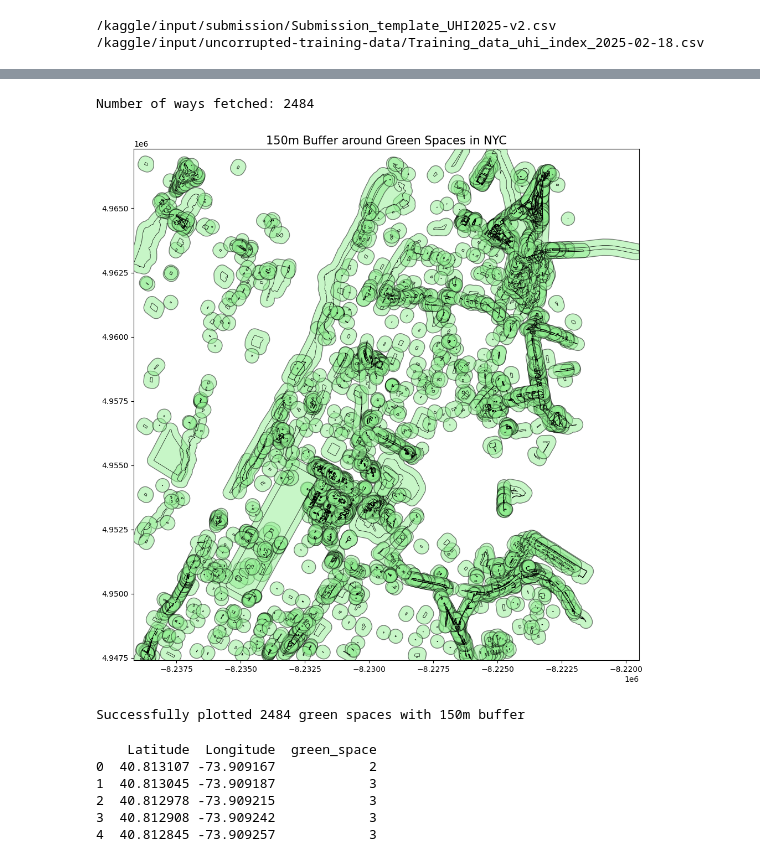
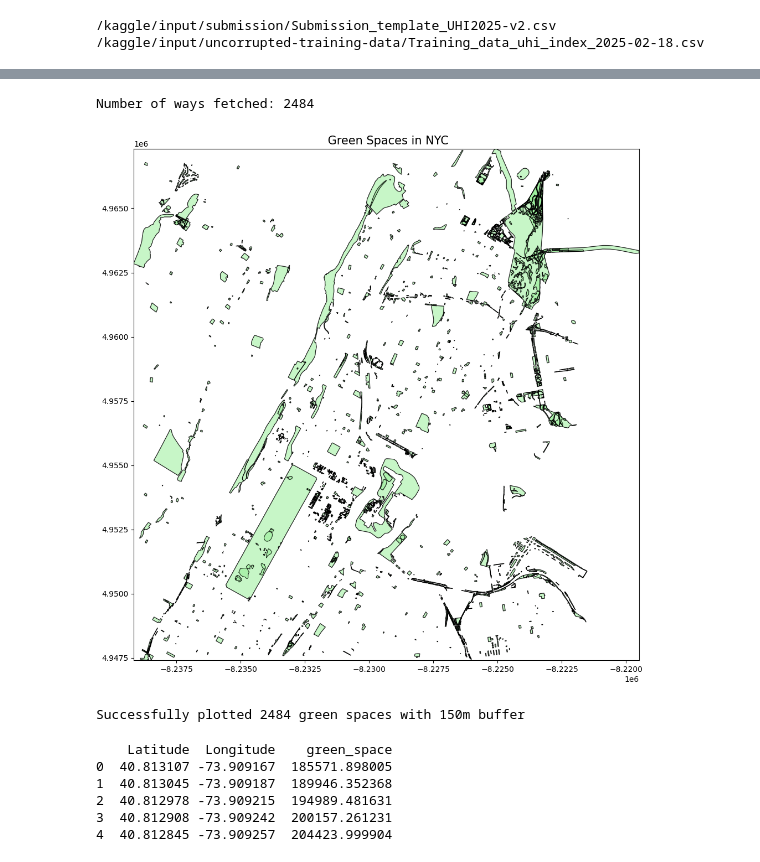
Before and after one commit to WeiSiangLai/EY-Data-Science, a Jupyter notebook: Features/Green Space/overpy-green-space.ipynb, the cells around one changed output, grey strips where cells are left out. Saved outputs shown, nothing was run; the diff lists cells and outputs as text; code cells hidden in the pictures.

Commit message:
Add latest green space and water files

```diff
--- a/Features/Green Space/overpy-green-space.ipynb
+++ b/Features/Green Space/overpy-green-space.ipynb
@@ -76,77 +80,77 @@ try:
         }, crs="EPSG:4326")  # Specify the coordinate reference system
 
         # Reproject to a CRS with meters as units (EPSG:3395)
         gdf = gdf.to_crs(epsg=3395)
 
-        # Calculate the area in square meters
-        #gdf['area'] = gdf.geometry.area
-
-        # Filter parks that are larger than a specific area (e.g., 10,00 square meters = 0.001 km²)
-        #threshold_area = 1000  # square meters
-        #gdf = gdf[gdf['area'] > threshold_area]
-
-        # Create a 100-meter buffer around the green spaces
-        gdf['buffer'] = gdf.geometry.buffer(250)
-
         # Create the plot
         fig, ax = plt.subplots(figsize=(12, 12))
 
         # Plot the buffered regions
-        gdf['buffer'].plot(ax=ax, color="lightgreen", alpha=0.5, edgecolor="black")
+        gdf.plot(ax=ax, color="lightgreen", alpha=0.5, edgecolor="black")
 
         # Add map context (optional)
         gdf.boundary.plot(ax=ax, color="black", linewidth=0.5)
 
         # Set plot limits to match bounding box
         ax.set_xlim(gdf.total_bounds[0], gdf.total_bounds[2])  # xmin, xmax
         ax.set_ylim(gdf.total_bounds[1], gdf.total_bounds[3])  # ymin, ymax
 
-        ax.set_title("150m Buffer around Green Spaces in NYC", fontsize=15)
+        ax.set_title(" Green Spaces in NYC", fontsize=15)
         ax.axis('on')  # Show axes to verify coordinates
         plt.show()
 
         print(f"Successfully plotted {len(gdf)} green spaces with 150m buffer")
     else:
         print("No valid geometries found to plot")
 
 except overpy.exception.OverpassTooManyRequests:
     print("Too many requests to Overpass API. Please wait and try again.")
 except Exception as e:
     print(f"An error occurred: {str(e)}")
 # %% [output]
 Number of ways fetched: 2484
-[figure, old version]
+[figure, new version]
 Successfully plotted 2484 green spaces with 150m buffer
 # %%
 train_df = pd.read_csv("/kaggle/input/uncorrupted-training-data/Training_data_uhi_index_2025-02-18.csv")
 # %%
 from shapely.geometry import Point
 
-# Convert the train_df into a GeoDataFrame
+# Convert train_df into a GeoDataFrame
 gdf_train = gpd.GeoDataFrame(train_df,
                              geometry=[Point(lon, lat) for lon, lat in zip(train_df['Longitude'], train_df['Latitude'])],
                              crs="EPSG:4326")
 
-# Reproject the GeoDataFrame to match the CRS of the buffer regions (EPSG:3395)
+# Convert green space data to a GeoDataFrame
+gdf_green = gdf  # Ensure this contains the green space geometries
+
+# Reproject to EPSG:3395 for accurate distance-based operations
 gdf_train = gdf_train.to_crs(epsg=3395)
+gdf_green = gdf_green.to_crs(epsg=3395)
 
-# Add a new column counting how many buffers contain the point
-gdf_train['green_space'] = gdf_train.geometry.apply(
-    lambda point: sum(gdf['buffer'].contains(point))
-)
+# Create a 200m buffer around each train point
+gdf_train['buffer'] = gdf_train.geometry.buffer(550)
 
-# Convert back to a regular DataFrame if you want
+# Compute intersection area with green spaces
+def compute_green_space_area(buffer_geom):
+    intersection = gdf_green.geometry.intersection(buffer_geom)
+    return intersection.area.sum()  # Sum up the area of all intersections
+
+# Apply the function to compute green space area around each point
+gdf_train['green_space'] = gdf_train['buffer'].apply(compute_green_space_area)
+
+# Convert back to a regular DataFrame if needed
 train_df['green_space'] = gdf_train['green_space']
 
-# Check the results
+# Check results
 print(train_df[['Latitude', 'Longitude', 'green_space']].head())
 # %% [output]
-    Latitude  Longitude  green_space
-0  40.813107 -73.909167            2
-1  40.813045 -73.909187            3
-2  40.812978 -73.909215            3
-3  40.812908 -73.909242            3
-4  40.812845 -73.909257            3
+    Latitude  Longitude    green_space
+0  40.813107 -73.909167  185571.898005
+1  40.813045 -73.909187  189946.352368
+2  40.812978 -73.909215  194989.481631
+3  40.812908 -73.909242  200157.261231
+4  40.812845 -73.909257  204423.999904
 # %%
 train_df
 # %% [output]
```
Also changed, not shown: parts of 6 cells of this notebook, 7 other files.
